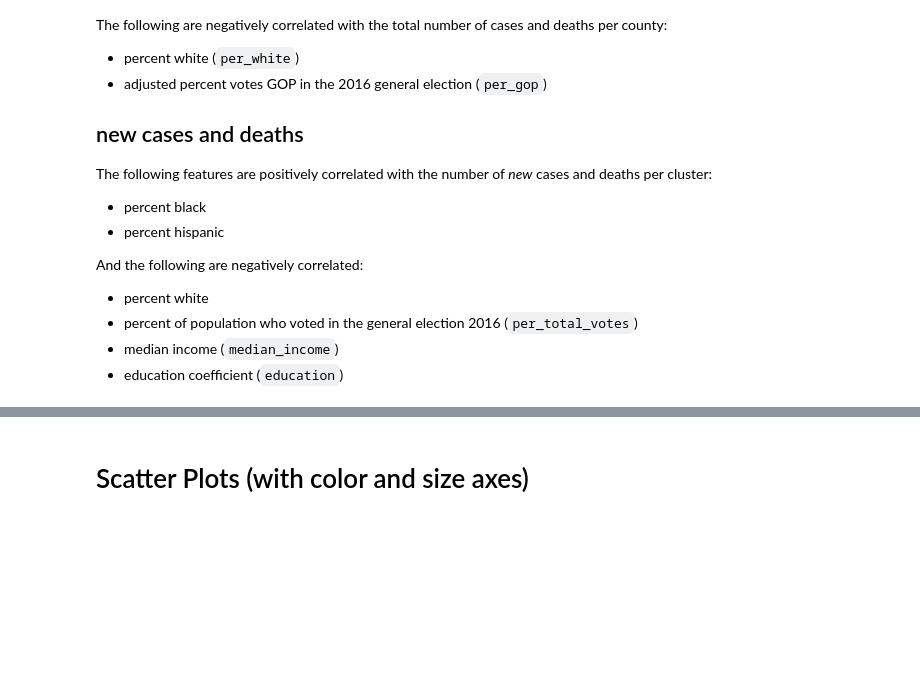
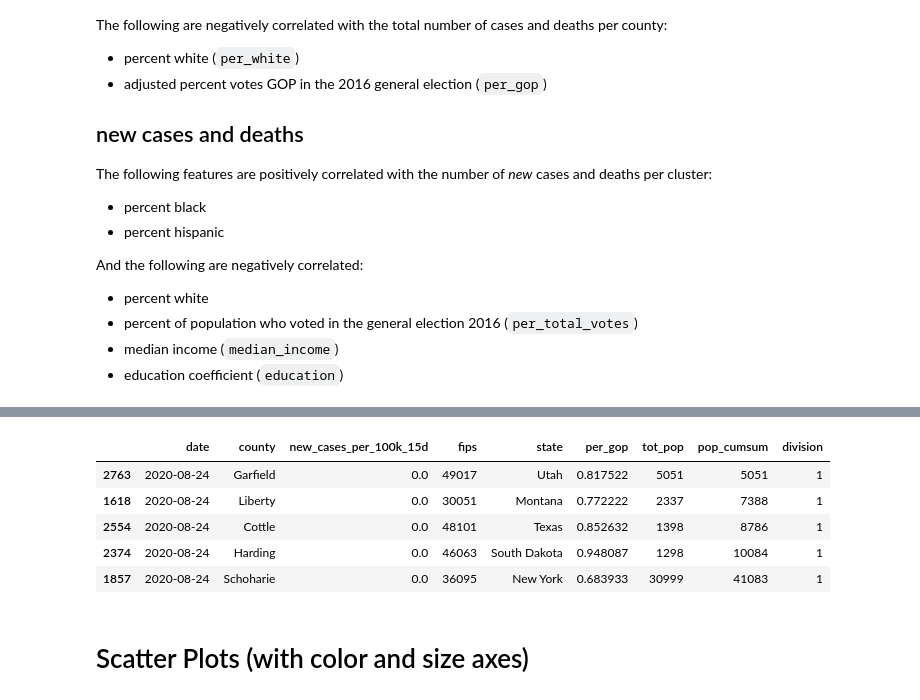
Before and after one commit to jydiw/covid-19-data, a Jupyter notebook: notebooks/4_county scatterplots.ipynb, the cells around one changed output, grey strips where cells are left out. Saved outputs shown, nothing was run; the diff lists cells and outputs as text; code cells hidden in the pictures; blank space fills up the shorter version.

```diff
--- a/notebooks/4_county scatterplots.ipynb
+++ b/notebooks/4_county scatterplots.ipynb
@@ -565,0 +710,26 @@ And the following are negatively correlated:
+# %%
+column = 'per_gop'
+divisions = 2
+feature = 'new_cases_per_100k_15d'
+
+test = df_merger(
+    nyt_df, info_df, columns=[column], features=[feature], date='latest',
+    weight='tot_pop'
+).dropna(axis=0)
+
+test = test.sort_values(by=column)
+test['pop_cumsum'] = test['tot_pop'].cumsum()
+div_pop = test['pop_cumsum'].max() / divisions
+test['division'] = (test['pop_cumsum'] / div_pop).apply(math.ceil)
+
+print(
+    ttest_ind(
+        test.loc[test['division']==1, feature].values,
+        test.loc[test['division']==2, feature].values,
+        usevar='unequal',
+        weights=(
+            test.loc[test['division']==1, 'tot_pop'].values,
+            test.loc[test['division']==2, 'tot_pop'].values
+        )
+    )
+)
@@ -566,3 +840,12 @@ And the following are negatively correlated:
+# %%
+test.head()
+# %% [output]
+|  | date | county | new_cases_per_100k_15d | fips | state | per_gop | tot_pop | pop_cumsum | division |
+| 2763 | 2020-08-24 | Garfield | 0.0 | 49017 | Utah | 0.817522 | 5051 | 5051 | 1 |
+| 1618 | 2020-08-24 | Liberty | 0.0 | 30051 | Montana | 0.772222 | 2337 | 7388 | 1 |
+| 2554 | 2020-08-24 | Cottle | 0.0 | 48101 | Texas | 0.852632 | 1398 | 8786 | 1 |
+| 2374 | 2020-08-24 | Harding | 0.0 | 46063 | South Dakota | 0.948087 | 1298 | 10084 | 1 |
+| 1857 | 2020-08-24 | Schoharie | 0.0 | 36095 | New York | 0.683933 | 30999 | 41083 | 1 |
 # %% [markdown]
 # Scatter Plots (with color and size axes)
 # %% [markdown]
```
Also changed, not shown: parts of 66 cells of this notebook, 1 other file.
